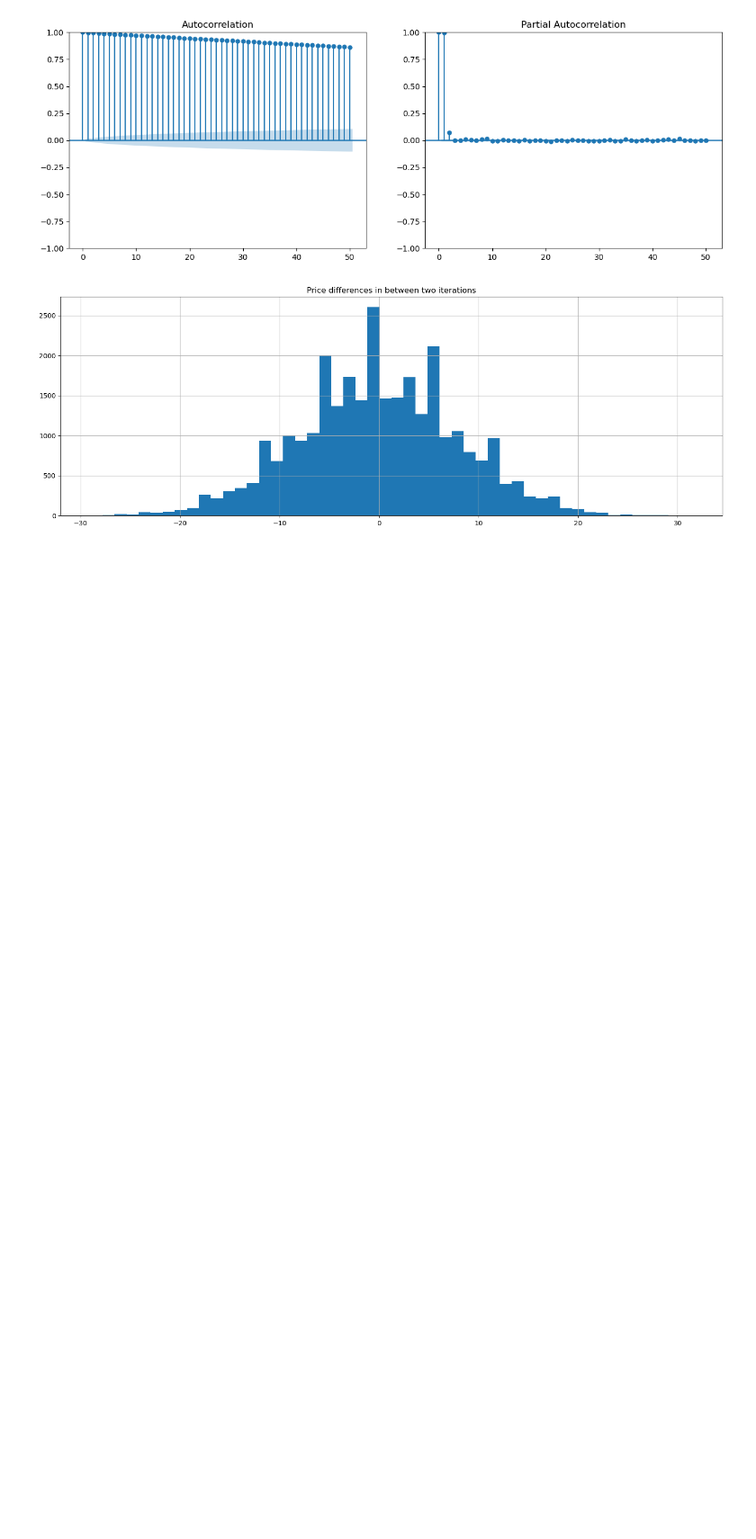
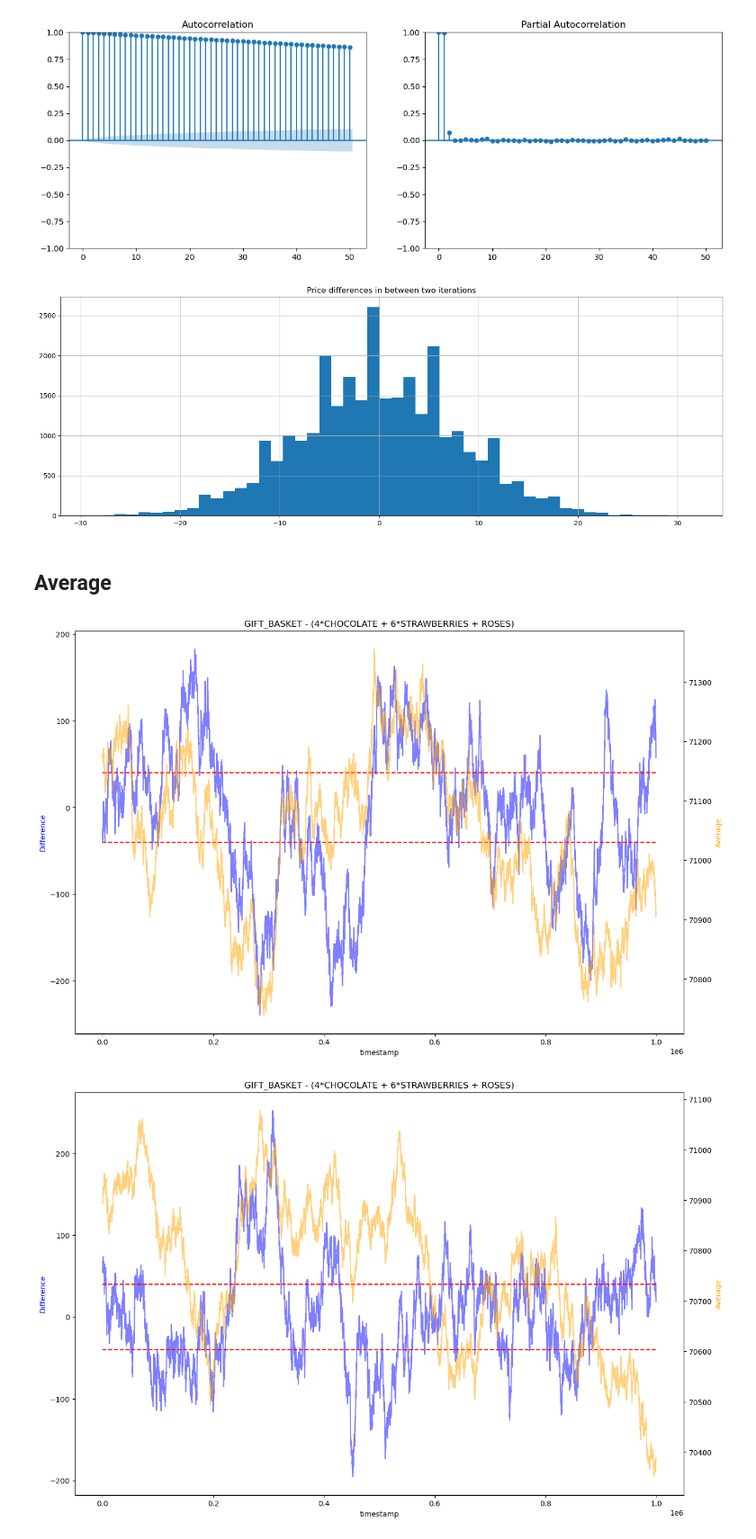
Before and after one commit to Meilism/IMC-Prosperity-Trading-Challenge, a Jupyter notebook: JM/analysis/data_analysis_3.ipynb, the cells around one changed output. Shown at 90% size. Saved outputs shown, nothing was run; the diff lists cells and outputs as text; code cells hidden in the pictures; blank space fills up the shorter version.

```diff
--- a/JM/analysis/data_analysis_3.ipynb
+++ b/JM/analysis/data_analysis_3.ipynb
@@ -243,3 +243,26 @@ plt.title('Price differences in between two iterations')
 plt.show()
 # %% [output]
 [figure]
+# %% [markdown]
+## Average
+# %%
+avg = (individual + total) / 2
+
+for d in days:
+
+    fig, ax = plt.subplots(figsize=(15, 10))
+    ax2 = ax.twinx()
+    assert isinstance(ax, plt.Axes)
+    assert isinstance(ax2, plt.Axes)
+
+    diff_shift.loc[d].plot(ax=ax, color='blue', alpha=0.5)
+    ax.hlines(40, diff_shift.loc[d].index[0], diff_shift.loc[d].index[-1], color='r', linestyle='--')
+    ax.hlines(-40, diff_shift.loc[d].index[0], diff_shift.loc[d].index[-1], color='r', linestyle='--')
+    ax.set_ylabel('Difference', color='blue')
+    avg.loc[d].plot(ax=ax2, color='orange', alpha=0.5)
+    ax2.set_ylabel('Average', color='orange')
+    plt.title('GIFT_BASKET - (4*CHOCOLATE + 6*STRAWBERRIES + ROSES)')
+    plt.show()
+# %% [output]
+[figure, added]
+[figure, added]
```
Also changed, not shown: parts of 5 cells of this notebook, 5 other files.
